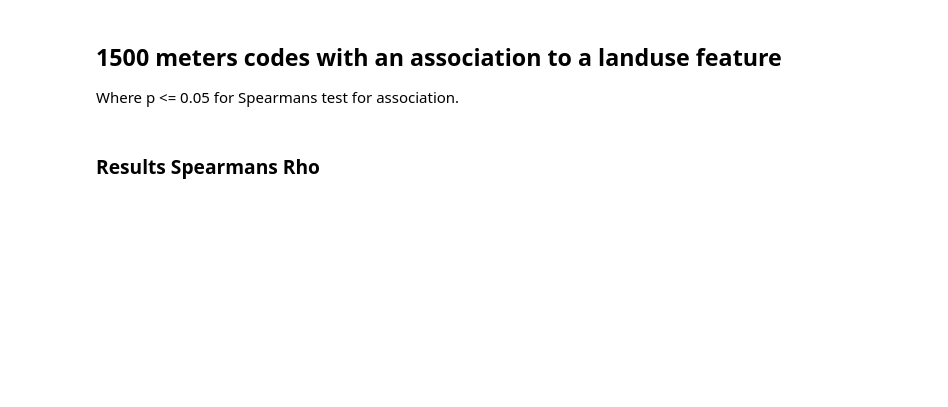
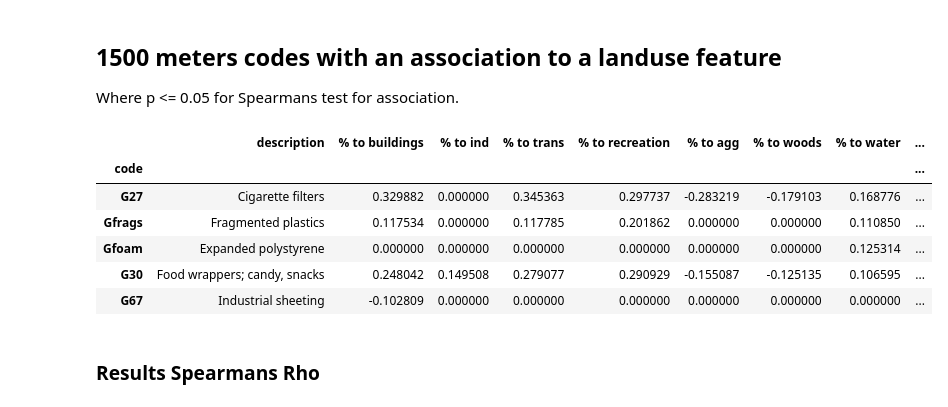
Before and after one commit to hammerdirt-analyst/landuse, a Jupyter notebook: spearmansrho_luse.ipynb, the cells around one changed output. Saved outputs shown, nothing was run; the diff lists cells and outputs as text; code cells hidden in the pictures; blank space fills up the shorter version.

```diff
--- a/spearmansrho_luse.ipynb
+++ b/spearmansrho_luse.ipynb
@@ -347,7 +520,8 @@ def check_rho_for_this_radius(data, fd, add_these_cols, bufferdata, radius=1500,
 
     # assign the land use to the survey result
     fd_luse = assign_luse_stat_to_survey_results(fd, s,som_cols)
-    this_data = fd_luse[[unit_label,*som_cols, 'code']]
+    add_som_cols = ['population', 'quantity','water_name_slug', 'streets km', 'intersects', 'groupname']
+    this_data = fd_luse[[unit_label,*som_cols, 'code', 'date', 'loc_date', *add_som_cols]]
 
     # check rho for each value
     myresults = check_hypothesis(this_data, abundant_codes, som_cols, stats.spearmanr)
@@ -355,7 +529,7 @@ def check_rho_for_this_radius(data, fd, add_these_cols, bufferdata, radius=1500,
     a.replace('X', 0, inplace=True)
     a["dist"] = radius
 
-    return a, s
+    return a, s, this_data
 
 def check_condition(x, conditions, i):
 
@@ -414,34 +597,42 @@ radius = 1500
 these_groups = list(group_parts.keys())
 
 add_these_cols = bufferdata.label.unique()
 
-a1500, s = check_rho_for_this_radius(data, fd, add_these_cols, bufferdata, radius, label_keys=label_keys, group_parts=group_parts,
+a1500, s, this_data_1500 = check_rho_for_this_radius(data, fd, add_these_cols, bufferdata, radius, label_keys=label_keys, group_parts=group_parts,
                               som_cols=som_cols, as_1827_part=as_1827_part, abundant_codes=abundant_codes)
 
 a1500["quantity"] = a1500.index.map(lambda x: code_totals.loc[x])
 a1500["material"] = a1500.index.map(lambda x: code_m_map.loc[x])
 a1500.sort_values(by="quantity", inplace=True)
 
 # use intersects
 water_int = fd[fd.code.isin(abundant_codes)][["loc_date", "code", "pcs_m", "quantity", "intersects"]]
 for each_code in abundant_codes:
     new_data = water_int[water_int.code == each_code][["intersects", "pcs_m"]]
     c, p = stats.spearmanr(new_data.pcs_m.values, new_data.intersects.values)
     if p <= 0.05:
         a1500.loc[each_code, "intersects"] = c
     else:
         a1500.loc[each_code, "intersects"] = 0
 
 totals=[]
 lnd_u = []
 totals.append(landuse_per_radius(s))
 lnd_u.append(s)
 
 a1500["description"] = a1500.index.map(lambda x: code_d_map.loc[x])
 
 col_order = [a1500.columns[-1], *a1500.columns[:-1]]
 a1500 = a1500.reindex(code_order)
 a1500[col_order].head()
+# %% [output]
+|  | description | % to buildings | % to ind | % to trans | % to recreation | % to agg | % to woods | % to water | ... |
+| code |  |  |  |  |  |  |  |  | ... |
+| G27 | Cigarette filters | 0.329882 | 0.000000 | 0.345363 | 0.297737 | -0.283219 | -0.179103 | 0.168776 | ... |
+| Gfrags | Fragmented plastics | 0.117534 | 0.000000 | 0.117785 | 0.201862 | 0.000000 | 0.000000 | 0.110850 | ... |
+| Gfoam | Expanded polystyrene | 0.000000 | 0.000000 | 0.000000 | 0.000000 | 0.000000 | 0.000000 | 0.125314 | ... |
+| G30 | Food wrappers; candy, snacks | 0.248042 | 0.149508 | 0.279077 | 0.290929 | -0.155087 | -0.125135 | 0.106595 | ... |
+| G67 | Industrial sheeting | -0.102809 | 0.000000 | 0.000000 | 0.000000 | 0.000000 | 0.000000 | 0.000000 | ... |
 # %% [markdown]
 ### Results Spearmans Rho
 # %%
```
Also changed, not shown: parts of 48 cells of this notebook, 1 other file.
